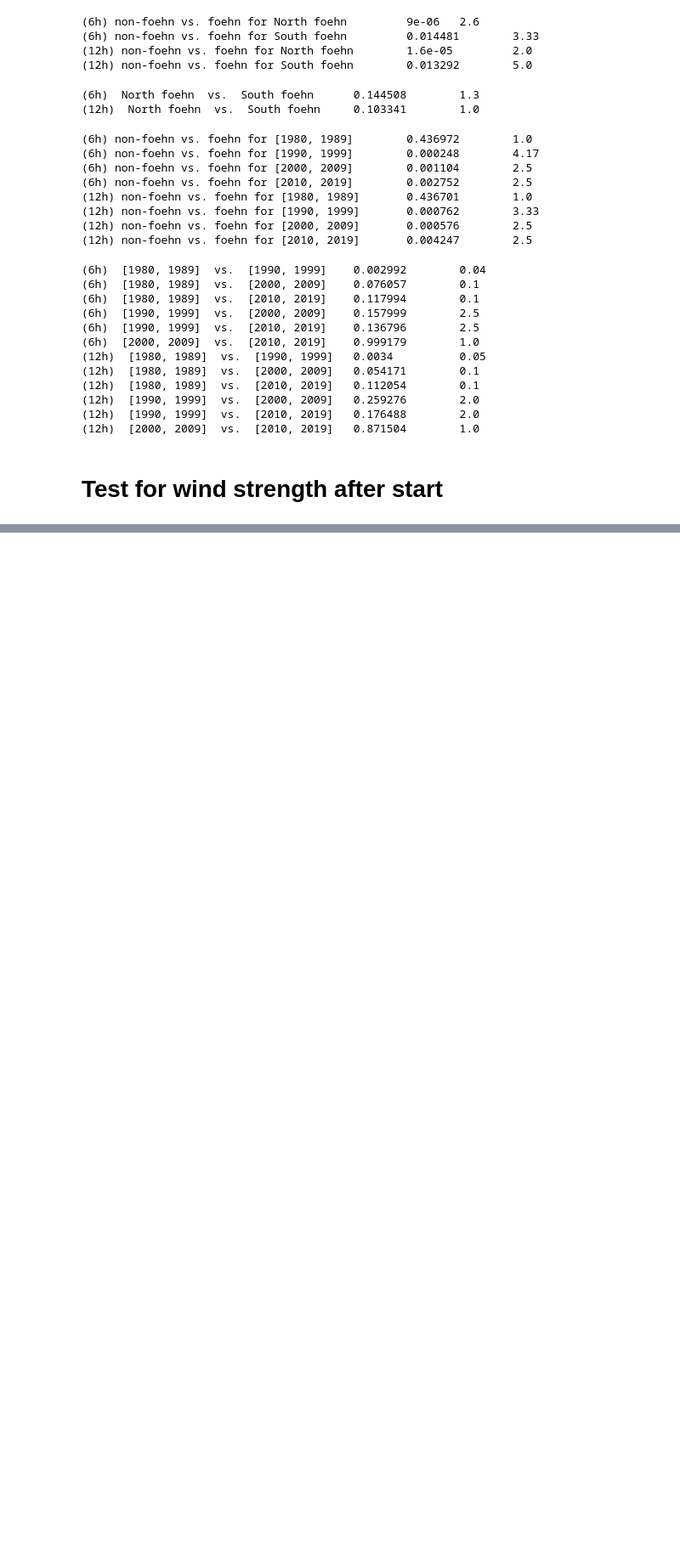
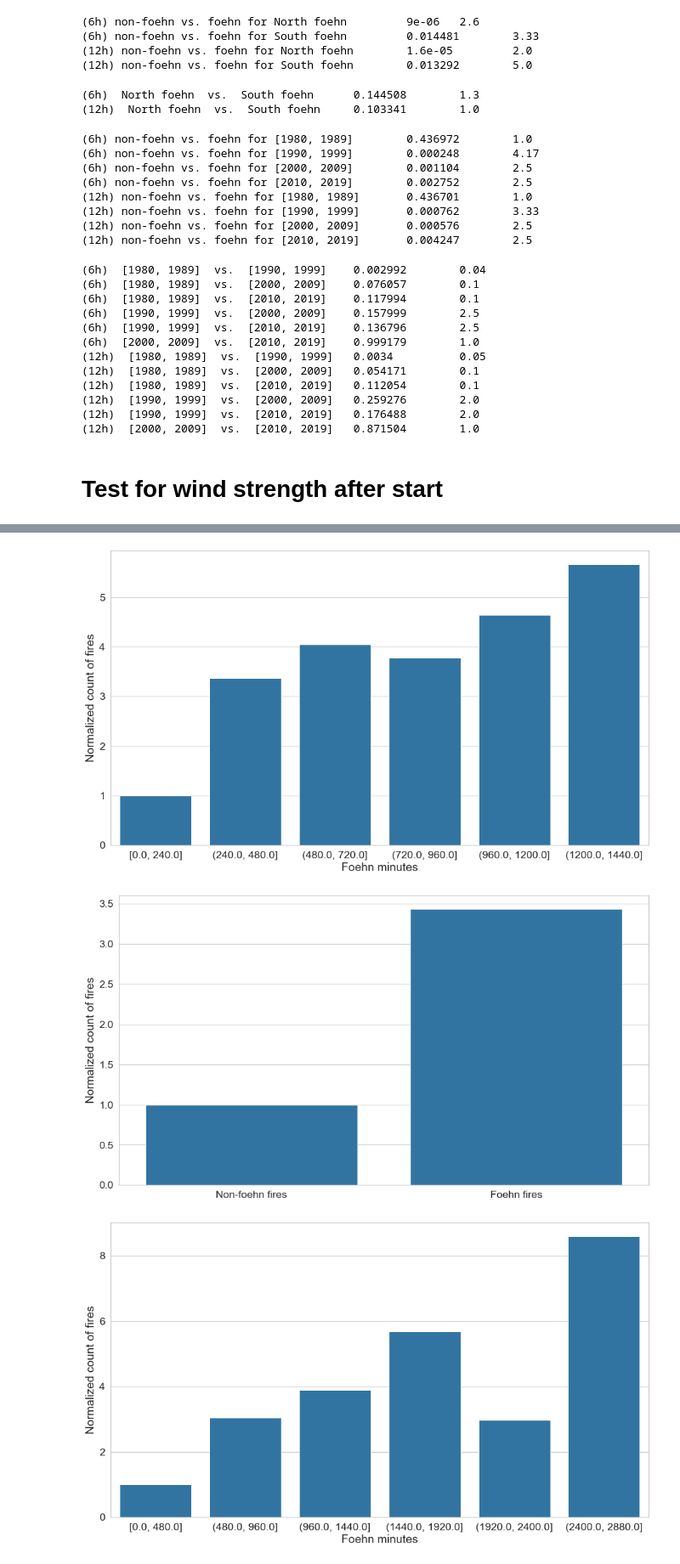
Before and after one commit to ch-mon/foehn-fire-impact, a Jupyter notebook: notebooks/data_exploration.ipynb, the cells around one changed output, grey strips where cells are left out. Shown at 85% size. Cells and saved outputs as stored; diff of their text form; code cells hidden in the pictures; blank space fills up the shorter version.

```diff
--- a/notebooks/data_exploration.ipynb
+++ b/notebooks/data_exploration.ipynb
@@ -183,0 +168,2 @@ print(pd.Interval(bins[2], bins[3]), "\t",
+# %%
+df_foehn = context.catalog.load("foehn_data_prepared")
@@ -184,4 +172,8 @@ print(pd.Interval(bins[2], bins[3]), "\t",
 # %%
 # Before fire start
-plot_binned_burned_area_before_fire_start(df, hours=24)
-plot_binned_burned_area_before_fire_start(df, hours=48)
+for hour in [24,48]:
+    plot_binned_burned_area_before_fire_start(df, df_foehn=df_foehn.filter(regex="foehn"), hours=hour)
+# %% [output]
+[figure, added]
+[figure, added]
+[figure, added]
```
Also changed, not shown: parts of 12 cells of this notebook, 1 other file.
